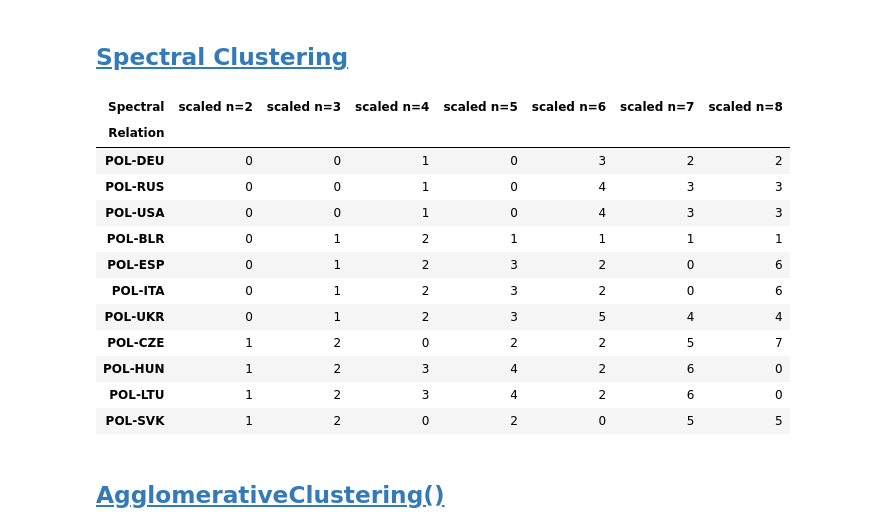
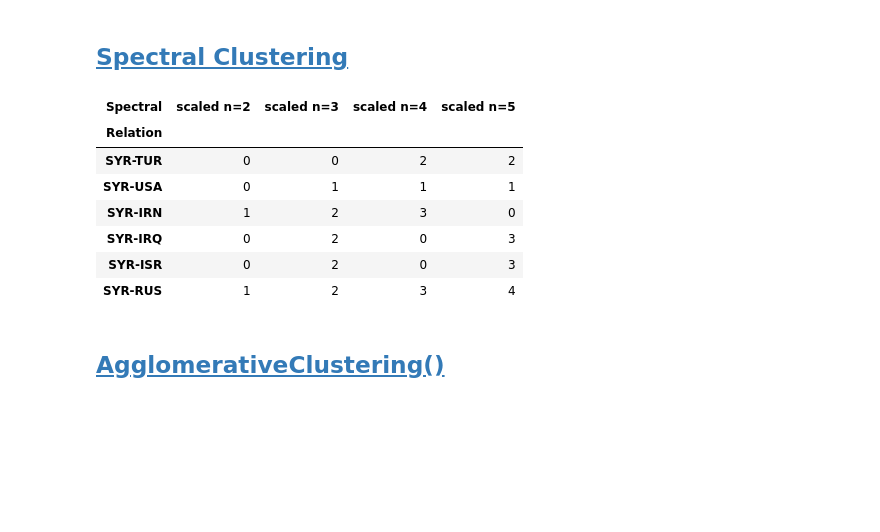
Before and after one commit to mijapa/Praca_dyplomowa, a Jupyter notebook: Power-Client pre analysis/Power-Client pre analysis clustering.ipynb, the cells around one changed output. Drawn from its saved outputs; the diff is of its cells as text; code cells hidden in the pictures; blank space fills up the shorter version.

```diff
--- a/Power-Client pre analysis/Power-Client pre analysis clustering.ipynb
+++ b/Power-Client pre analysis/Power-Client pre analysis clustering.ipynb
@@ -16,4 +13,10 @@ big_data = pd.read_csv(f'big_data_pl.csv',
 # %%
+# country = 'pl'
+# country = 'tjw'
+country = 'syr'
+# load data from file
+big_data = pd.read_csv(f'big_data_{country}.csv',
+                             dtype={'EventRootCode': object, 'EventBaseCode': object})
 big_data = big_data[['EVENTDESCRIPTION', 'Percentage', 'Relation', 'filtration']]
 big_data['event_filtr'] = big_data[['EVENTDESCRIPTION', 'filtration']].agg('_'.join, axis=1)
 big_data
@@ -92,0 +113,4 @@ big_data_selected
+# %%
+# UWAGA zastępuję NaN zerami!!! co nie koniecznie jest pożądane
+big_data_selected = big_data_selected.fillna(0)
+big_data_selected
@@ -114,5 +142,7 @@ array([[10.1659751 ,  3.80359613,  6.16457206,  7.04500978,  1.92515682,
 # %%
-n_clust = [2, 3, 4, 5, 6, 7, 8]
+n_clust = [2, 3, 4, 5
+    # , 6, 7, 8
+           ]
 cl_names = []
 cl_results = []
 # %% [markdown]
@@ -296,7 +311,9 @@ big_data_result = big_data_selected.copy()
 cl_names = []
 #klasteryzacja spektralna
 #często stosowana w sieciach społecznościowych
-n_clust = [2, 3, 4, 5, 6, 7, 8]
+n_clust = [2, 3, 4, 5
+    # ,6 , 7, 8
+           ]
 
 for n_cl in n_clust:
     from sklearn.cluster import SpectralClustering
@@ -314,34 +331,29 @@ cl_results.append(big_data_result.copy())
 # %%
 import seaborn as sns
 cm = sns.light_palette("green", as_cmap=True)
 big_data_styler = big_data_result.style.background_gradient(cmap='viridis')
 
 def df_to_png(df, file):
     import imgkit
     imgkit.from_string(df.render(), file,
                        options={
             'format': 'png',
             'quality' : '100',
             'width' : '830',
             'quiet' : '',
                        })
 
-df_to_png(big_data_styler, 'cluster_pl_spe.png')
+df_to_png(big_data_styler, f'cluster_{country}_spe.png')
 big_data_styler
 # %% [output]
-| Spectral | scaled n=2 | scaled n=3 | scaled n=4 | scaled n=5 | scaled n=6 | scaled n=7 | scaled n=8 |
-| Relation |  |  |  |  |  |  |  |
-| POL-DEU | 0 | 0 | 1 | 0 | 3 | 2 | 2 |
-| POL-RUS | 0 | 0 | 1 | 0 | 4 | 3 | 3 |
-| POL-USA | 0 | 0 | 1 | 0 | 4 | 3 | 3 |
-| POL-BLR | 0 | 1 | 2 | 1 | 1 | 1 | 1 |
-| POL-ESP | 0 | 1 | 2 | 3 | 2 | 0 | 6 |
-| POL-ITA | 0 | 1 | 2 | 3 | 2 | 0 | 6 |
-| POL-UKR | 0 | 1 | 2 | 3 | 5 | 4 | 4 |
-| POL-CZE | 1 | 2 | 0 | 2 | 2 | 5 | 7 |
-| POL-HUN | 1 | 2 | 3 | 4 | 2 | 6 | 0 |
-| POL-LTU | 1 | 2 | 3 | 4 | 2 | 6 | 0 |
-| POL-SVK | 1 | 2 | 0 | 2 | 0 | 5 | 5 |
+| Spectral | scaled n=2 | scaled n=3 | scaled n=4 | scaled n=5 |
+| Relation |  |  |  |  |
+| SYR-TUR | 0 | 0 | 2 | 2 |
+| SYR-USA | 0 | 1 | 1 | 1 |
+| SYR-IRN | 1 | 2 | 3 | 0 |
+| SYR-IRQ | 0 | 2 | 0 | 3 |
+| SYR-ISR | 0 | 2 | 0 | 3 |
+| SYR-RUS | 1 | 2 | 3 | 4 |
 # %% [markdown]
 ## [AgglomerativeClustering()](https://scikit-learn.org/stable/modules/generated/sklearn.cluster.AgglomerativeClustering.html#sklearn.cluster.AgglomerativeClustering)
 # %%
```
Also changed, not shown: parts of 17 cells of this notebook, 2 other files.
